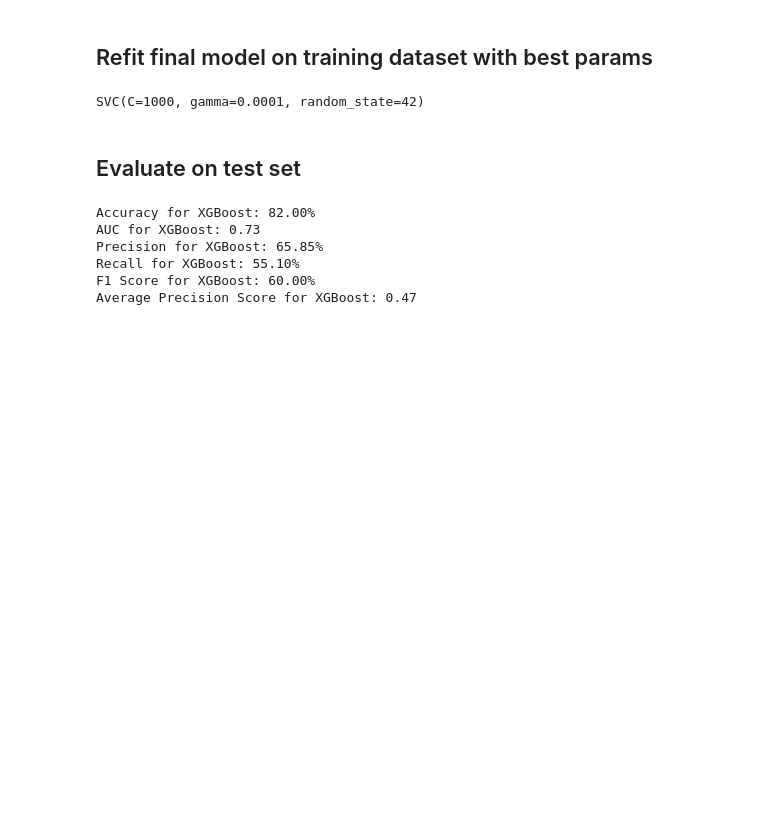
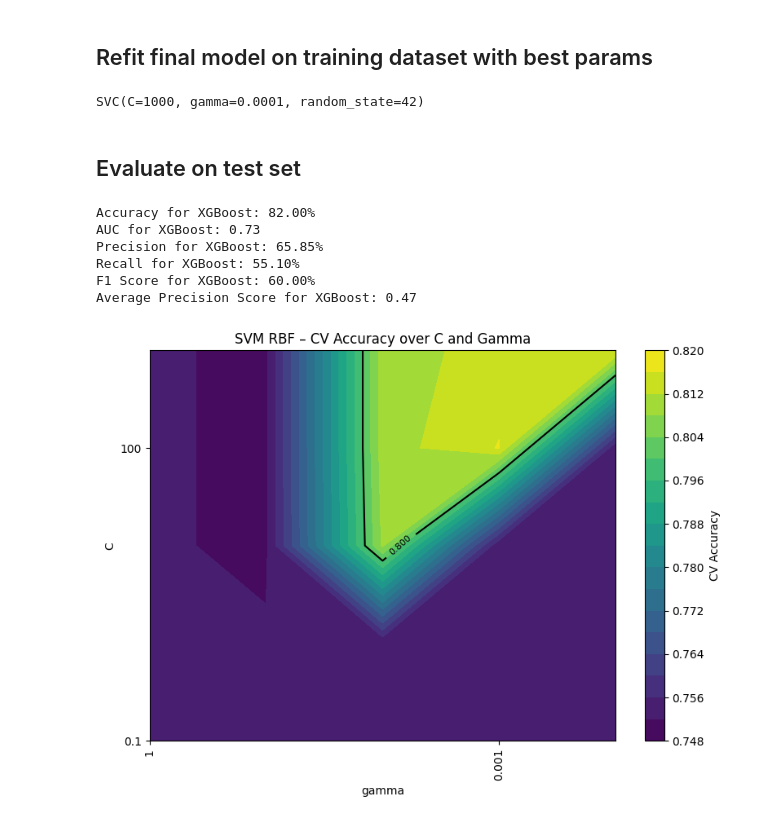
Before and after one commit to jackie-niu/DS9000-Project, a Jupyter notebook: archive/Project_SVM.ipynb, the cells around one changed output. Saved outputs shown, nothing was run; the diff lists cells and outputs as text; code cells hidden in the pictures; blank space fills up the shorter version.

Commit message:
svm contour plot

```diff
--- a/archive/Project_SVM.ipynb
+++ b/archive/Project_SVM.ipynb
@@ -346,3 +331,41 @@ Precision for XGBoost: 65.85%
 Recall for XGBoost: 55.10%
 F1 Score for XGBoost: 60.00%
 Average Precision Score for XGBoost: 0.47
+# %%
+import numpy as np
+import matplotlib.pyplot as plt
+
+Cs = param_grid['C']
+gammas = param_grid['gamma']
+
+results = grid.cv_results_
+
+mean_scores = results['mean_test_score']  # length = len(Cs) * len(gammas)
+
+accuracy = mean_scores.reshape(len(Cs), len(gammas))
+
+XX, YY = np.meshgrid(
+    np.arange(len(gammas)),
+    np.arange(len(Cs))
+)
+
+plt.figure(figsize=(8, 6))
+contour_filled = plt.contourf(XX, YY, accuracy, levels=20)
+plt.colorbar(label="CV Accuracy")
+
+plt.title("SVM RBF – CV Accuracy over C and Gamma")
+
+CS = plt.contour(XX, YY, accuracy,
+                 levels=[0.7, 0.75, 0.8, 0.825, 0.85, 0.875, 0.9],
+                 colors='k')
+plt.clabel(CS, CS.levels, inline=True, fontsize=8)
+
+plt.xticks(np.arange(len(gammas))[::3], gammas[::3], rotation=90)
+plt.yticks(np.arange(len(Cs))[::3], Cs[::3])
+
+plt.xlabel("gamma")
+plt.ylabel("C")
+plt.tight_layout()
+plt.show()
+# %% [output]
+[figure, added]
```
Also changed, not shown: parts of 1 cell of this notebook.
